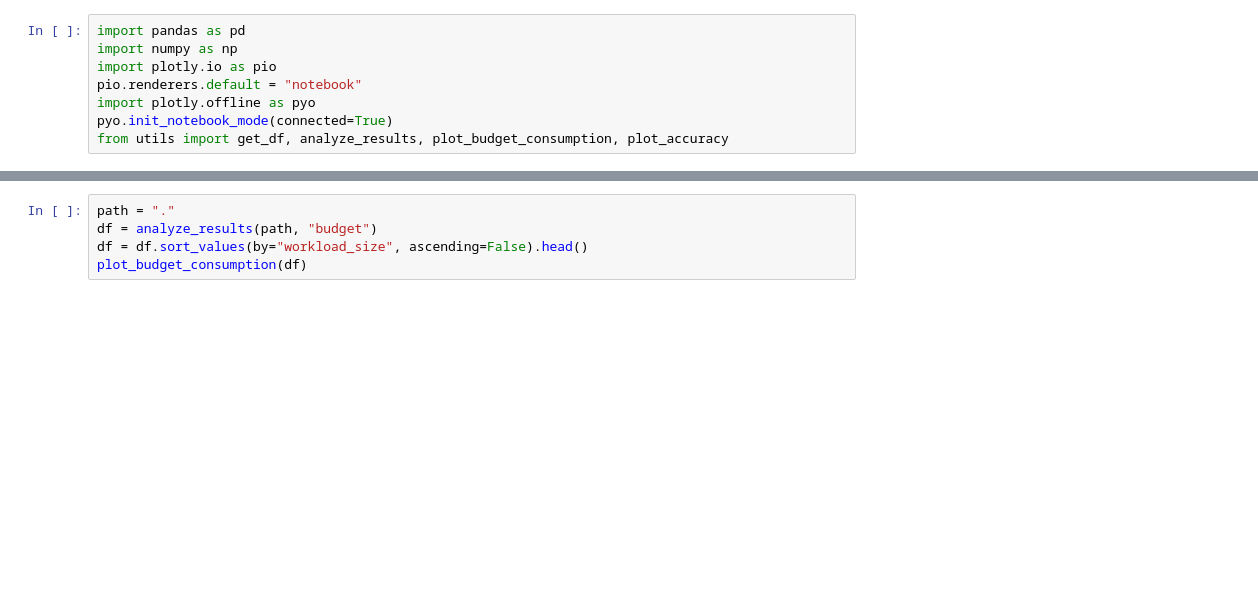
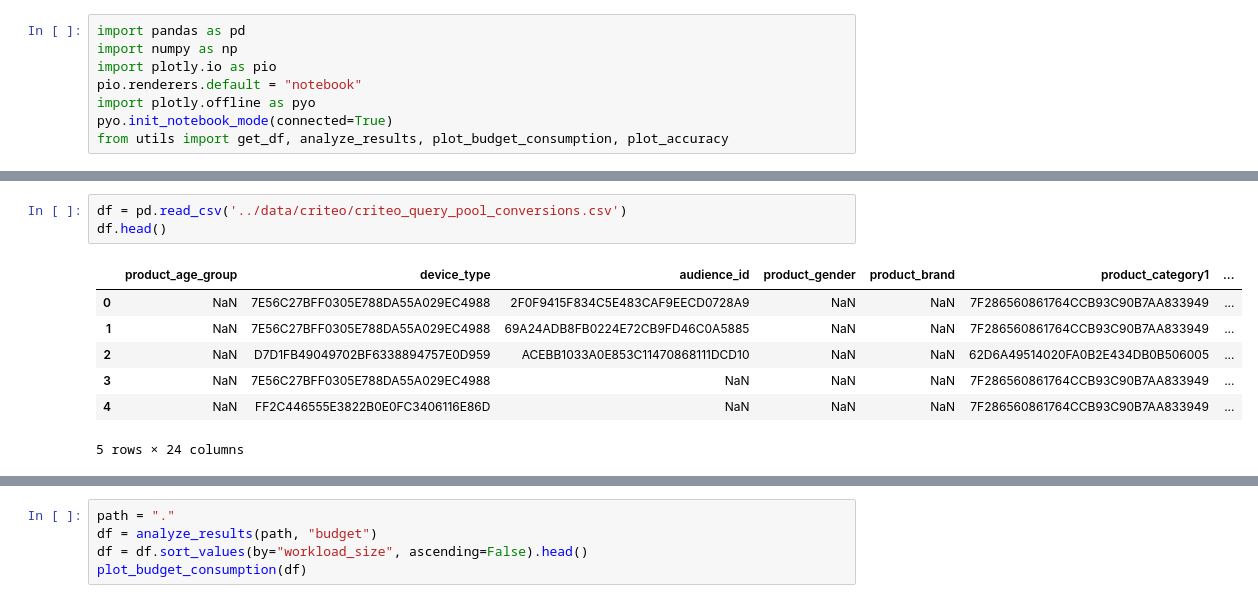
Before and after one commit to columbia/cookiemonster, a Jupyter notebook: notebooks/criteo_analysis.ipynb, the cells around one changed output, grey strips where cells are left out. Drawn from its saved outputs; the diff is of its cells as text; blank space fills up the shorter version.

```diff
--- a/notebooks/criteo_analysis.ipynb
+++ b/notebooks/criteo_analysis.ipynb
@@ -20,0 +40,11 @@ plot_accuracy(df)
+# %%
+df = pd.read_csv('../data/criteo/criteo_query_pool_conversions.csv')
+df.head()
+# %% [output]
+|  | product_age_group | device_type | audience_id | product_gender | product_brand | product_category1 | ... |
+| 0 | NaN | 7E56C27BFF0305E788DA55A029EC4988 | 2F0F9415F834C5E483CAF9EECD0728A9 | NaN | NaN | 7F286560861764CCB93C90B7AA833949 | ... |
+| 1 | NaN | 7E56C27BFF0305E788DA55A029EC4988 | 69A24ADB8FB0224E72CB9FD46C0A5885 | NaN | NaN | 7F286560861764CCB93C90B7AA833949 | ... |
+| 2 | NaN | D7D1FB49049702BF6338894757E0D959 | ACEBB1033A0E853C11470868111DCD10 | NaN | NaN | 62D6A49514020FA0B2E434DB0B506005 | ... |
+| 3 | NaN | 7E56C27BFF0305E788DA55A029EC4988 | NaN | NaN | NaN | 7F286560861764CCB93C90B7AA833949 | ... |
+| 4 | NaN | FF2C446555E3822B0E0FC3406116E86D | NaN | NaN | NaN | 7F286560861764CCB93C90B7AA833949 | ... |
+5 rows × 24 columns
```
Also changed, not shown: parts of 3 cells of this notebook, 2 other files.
